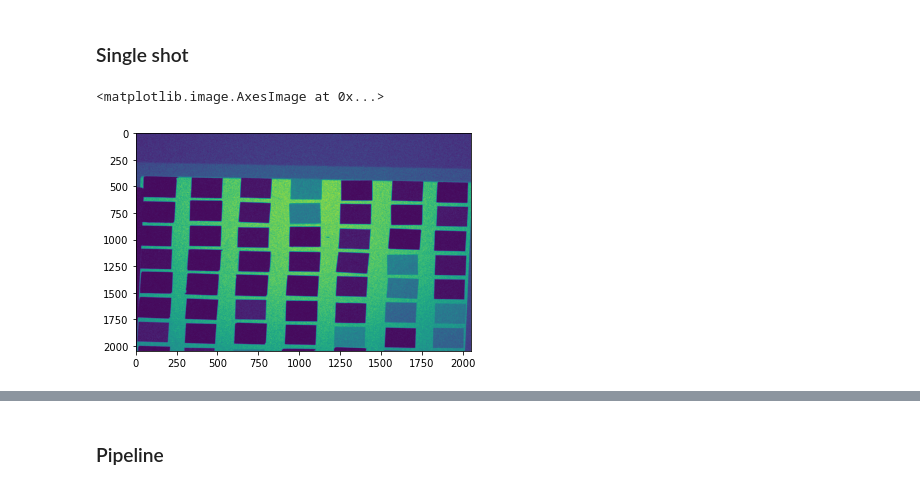
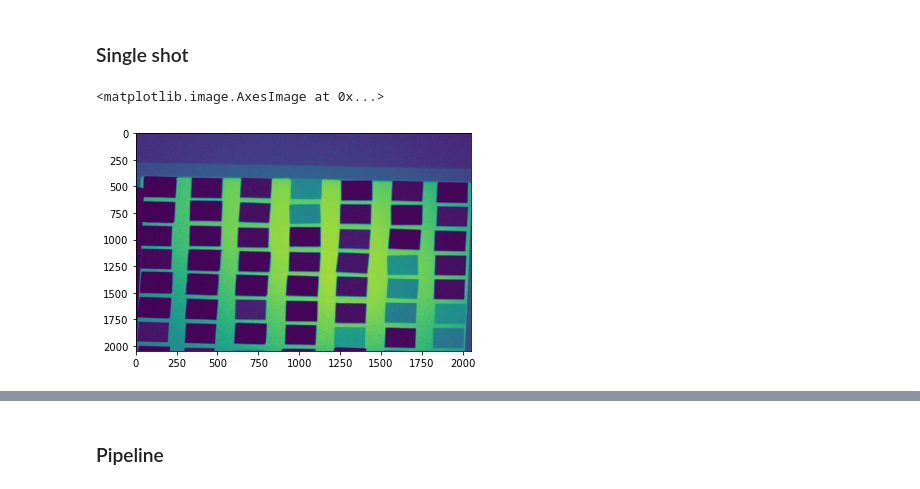
Before and after one commit to iclaserplasma/GeminiXANES2020_analysis, a Jupyter notebook: Notebooks/Analysis_examples.ipynb, the cells around one changed output, grey strips where cells are left out. Saved outputs shown, nothing was run; the diff lists cells and outputs as text; code cells hidden in the pictures.

```diff
--- a/Notebooks/Analysis_examples.ipynb
+++ b/Notebooks/Analysis_examples.ipynb
@@ -203,18 +203,18 @@ def lundatron_file2signal(file_path,bkg):
 # %%
 bkg_file = '/Users/streeter/BoxSync/Experiments/GeminiXANES2020/MIRAGE/Lundatron/20200827/run05/Shot001.tif'
 run_name = '20200827/run09'
-shot_num = 4
+shot_num = 1
 shot_file = os.path.join(run_name,f'Shot{shot_num:03}.tif')
 img_file = os.path.join(DATA_FOLDER,'Lundatron/',shot_file)
 
 
 img_bkg = load_lundatron(bkg_file)
 img_sub = lundatron_file2signal(img_file,img_bkg)
 
 imagesc(img_sub)
 # %% [output]
 <matplotlib.image.AxesImage at 0x...>
-[figure, old version]
+[figure, new version]
 # %%
 run_name = '20200827/run09'
 diag = 'Lundatron'
```
Also changed, not shown: parts of 7 cells of this notebook, 7 other files.
